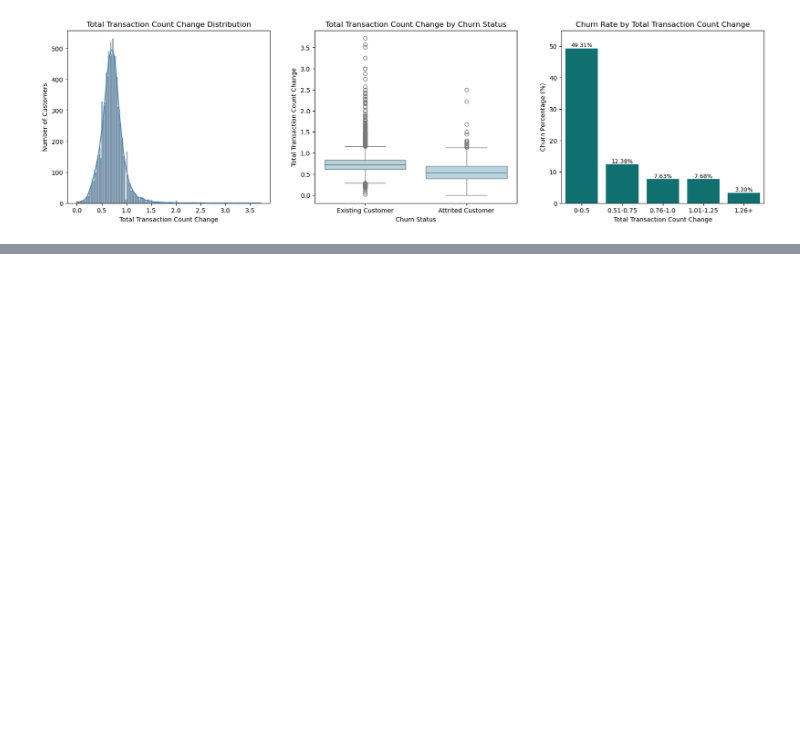
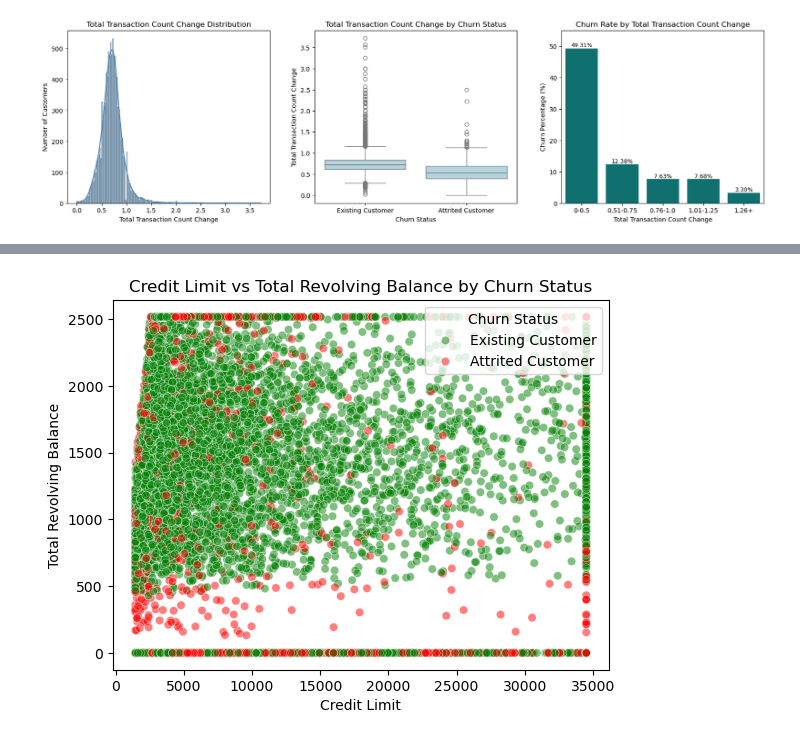
Before and after one commit to gianellarobles/Customer-Churn-Analytics-Predication, a Jupyter notebook: Customer_Churn_AP.ipynb, the cells around one changed output, grey strips where cells are left out. Saved outputs shown, nothing was run; the diff lists cells and outputs as text; code cells hidden in the pictures; blank space fills up the shorter version.

```diff
--- a/Customer_Churn_AP.ipynb
+++ b/Customer_Churn_AP.ipynb
@@ -1826,0 +1854,25 @@ plt.show()
+# %%
+#credit limit vs revolving balance scatter plot
+#very noisy - might need to filter
+
+sns.scatterplot(
+    data=financial_behavior,
+    x='Credit_Limit',
+    y='Total_Revolving_Bal',
+    hue='Attrition_Flag',
+    palette={0: 'green', 1: 'red'},
+    alpha=0.5
+)
+plt.title('Credit Limit vs Total Revolving Balance by Churn Status')
+plt.xlabel('Credit Limit')
+plt.ylabel('Total Revolving Balance')
+handles, labels = plt.gca().get_legend_handles_labels()
+
+plt.legend(
+    handles=handles,
+    labels=['Existing Customer', 'Attrited Customer'],
+    title='Churn Status'
+)
+plt.show()
+# %% [output]
+[figure, added]
```
Also changed, not shown: parts of 7 cells of this notebook.
